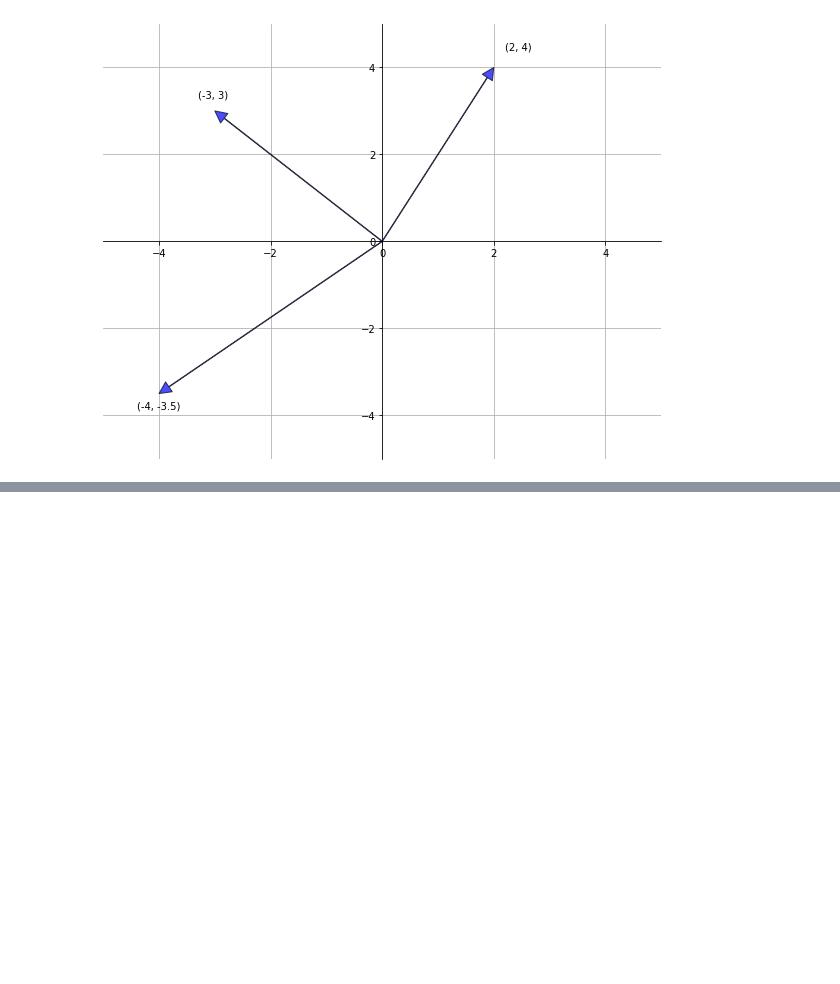
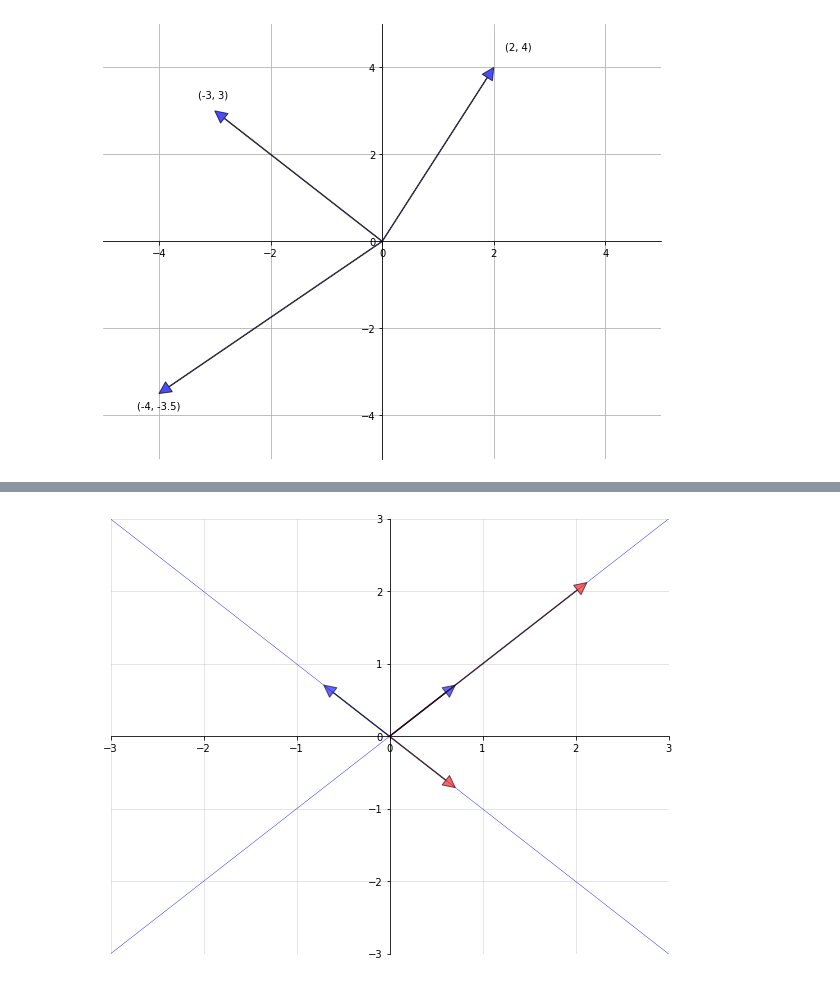
Before and after one commit to beauvilerobed/quantitative-economics-with-python, a Jupyter notebook: tools_and_techniques/2_linear_algebra.ipynb, the cells around one changed output, grey strips where cells are left out. Saved outputs shown, nothing was run; the diff lists cells and outputs as text; code cells hidden in the pictures; blank space fills up the shorter version.

```diff
--- a/tools_and_techniques/2_linear_algebra.ipynb
+++ b/tools_and_techniques/2_linear_algebra.ipynb
@@ -85,0 +639,45 @@ The two most common operators for vectors are addition and scalar multiplication
+# %%
+A = ((1, 2),
+     (2, 1))
+A = np.array(A)
+evals, evecs = eig(A)
+evecs = evecs[:, 0], evecs[:, 1]
+
+fig, ax = plt.subplots(figsize=(10, 8))
+# Set the axes through the origin
+for spine in ['left', 'bottom']:
+    ax.spines[spine].set_position('zero')
+for spine in ['right', 'top']:
+    ax.spines[spine].set_color('none')
+ax.grid(alpha=0.4)
+
+xmin, xmax = -3, 3
+ymin, ymax = -3, 3
+ax.set(xlim=(xmin, xmax), ylim=(ymin, ymax))
+
+# Plot each eigenvector
+for v in evecs:
+    ax.annotate('', xy=v, xytext=(0, 0),
+                arrowprops=dict(facecolor='blue',
+                shrink=0,
+                alpha=0.6,
+                width=0.5))
+
+# Plot the image of each eigenvector
+for v in evecs:
+    v = A @ v
+    ax.annotate('', xy=v, xytext=(0, 0),
+                arrowprops=dict(facecolor='red',
+                shrink=0,
+                alpha=0.6,
+                width=0.5))
+
+# Plot the lines they run through
+x = np.linspace(xmin, xmax, 3)
+for v in evecs:
+    a = v[1] / v[0]
+    ax.plot(x, a * x, 'b-', lw=0.4)
+
+plt.show()
+# %% [output]
+[figure, added]
```
Also changed, not shown: parts of 45 cells of this notebook.
